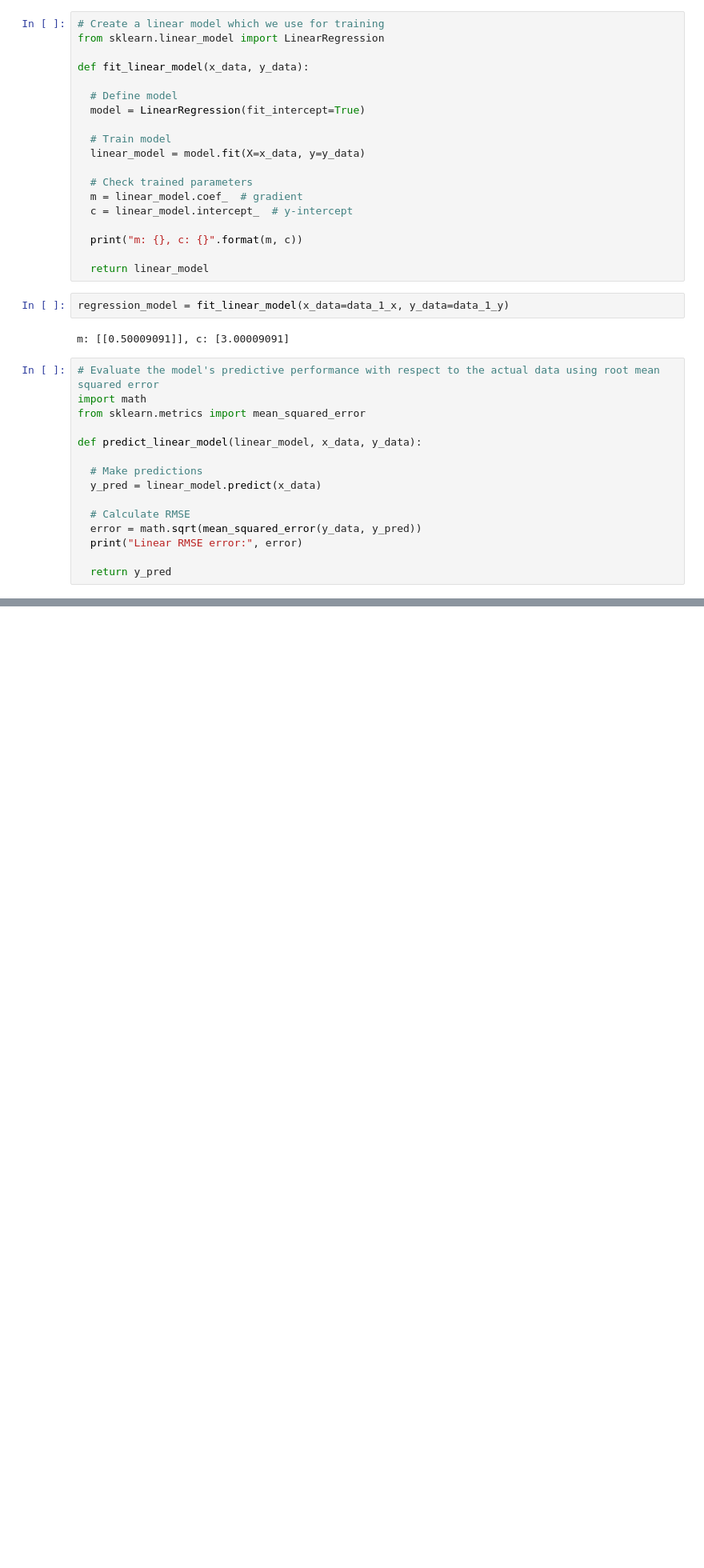
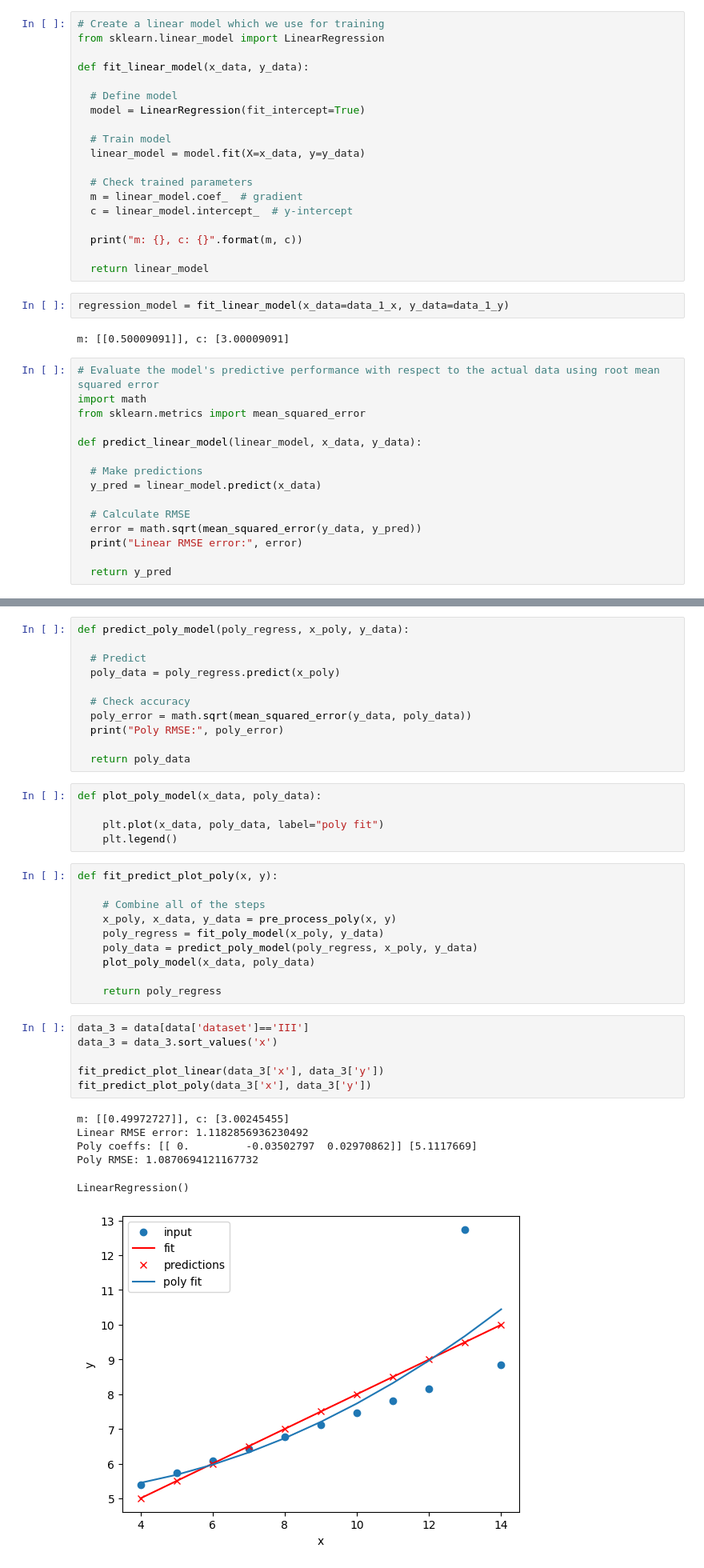
Before and after one commit to MaxDangVu136/ml_carpentry_workshop_2023, a Jupyter notebook: ml_carpentry_workshop_day1.ipynb, the cells around one changed output, grey strips where cells are left out. Shown: that part at 80% size. Saved outputs shown, nothing was run; the diff lists cells and outputs as text; blank space fills up the shorter version.

```diff
--- a/ml_carpentry_workshop_day1.ipynb
+++ b/ml_carpentry_workshop_day1.ipynb
@@ -177,0 +239,39 @@ plot_linear_model(data_1_x, data_1_y, pred_y)
+# %%
+def predict_poly_model(poly_regress, x_poly, y_data):
+
+  # Predict
+  poly_data = poly_regress.predict(x_poly)
+
+  # Check accuracy
+  poly_error = math.sqrt(mean_squared_error(y_data, poly_data))
+  print("Poly RMSE:", poly_error)
+
+  return poly_data
+# %%
+def plot_poly_model(x_data, poly_data):
+
+    plt.plot(x_data, poly_data, label="poly fit")
+    plt.legend()
+# %%
+def fit_predict_plot_poly(x, y):
+
+    # Combine all of the steps
+    x_poly, x_data, y_data = pre_process_poly(x, y)
+    poly_regress = fit_poly_model(x_poly, y_data)
+    poly_data = predict_poly_model(poly_regress, x_poly, y_data)
+    plot_poly_model(x_data, poly_data)
+
+    return poly_regress
+# %%
+data_3 = data[data['dataset']=='III']
+data_3 = data_3.sort_values('x')
+
+fit_predict_plot_linear(data_3['x'], data_3['y'])
+fit_predict_plot_poly(data_3['x'], data_3['y'])
+# %% [output]
+m: [[0.49972727]], c: [3.00245455]
+Linear RMSE error: 1.1182856936230492
+Poly coeffs: [[ 0.         -0.03502797  0.02970862]] [5.1117669]
+Poly RMSE: 1.0870694121167732
+LinearRegression()
+[figure, added]
```
Also changed, not shown: parts of 16 cells of this notebook.
